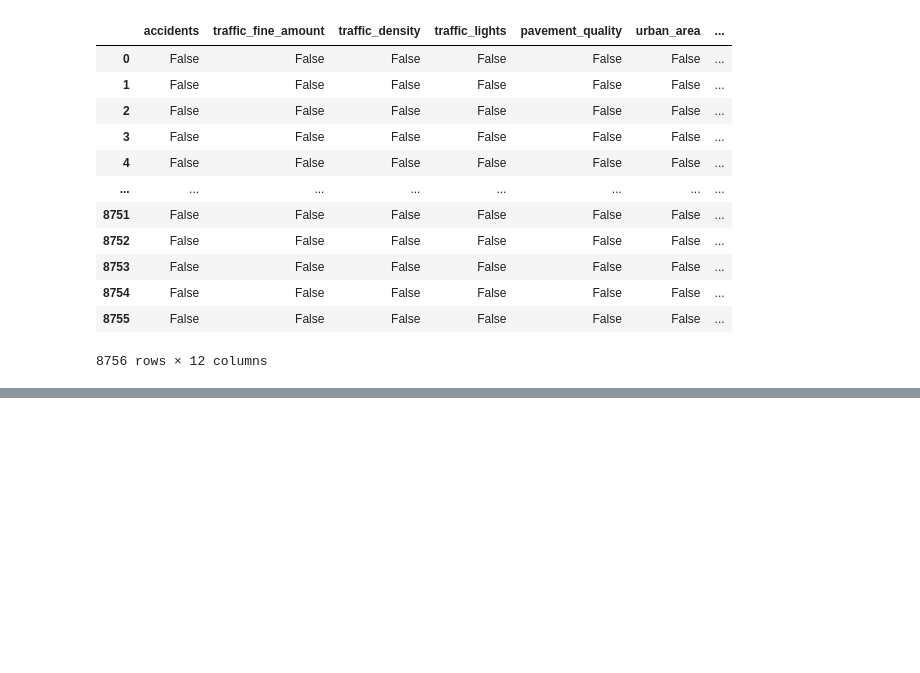
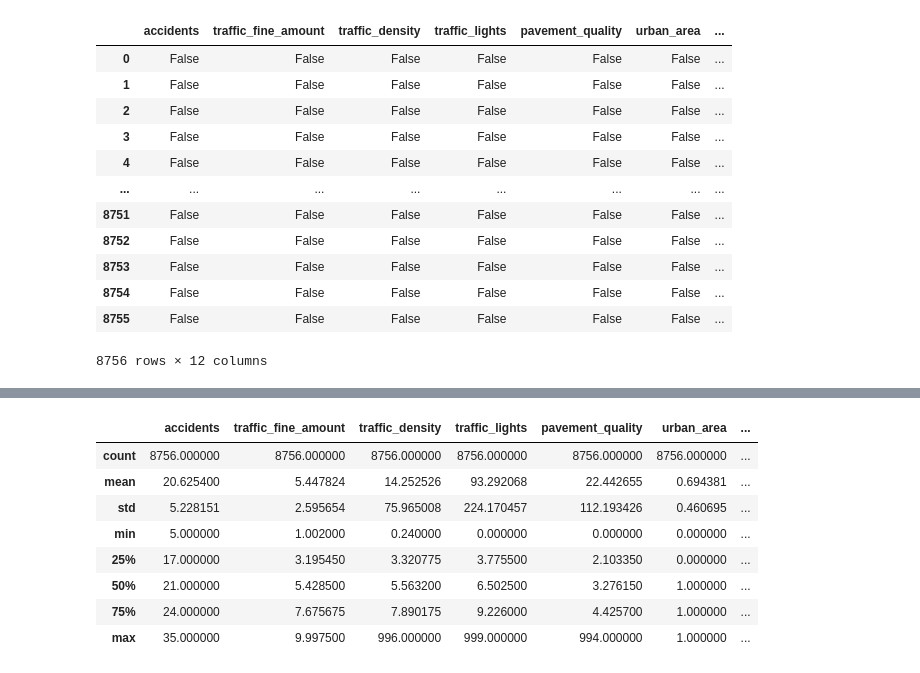
Before and after one commit to BarlaAkshithareddy/practice_plots_corepython, a Jupyter notebook: 24-01-25_practice_set1.ipynb, the cells around one changed output, grey strips where cells are left out. Cells and saved outputs as stored; diff of their text form; code cells hidden in the pictures; blank space fills up the shorter version.

```diff
--- a/24-01-25_practice_set1.ipynb
+++ b/24-01-25_practice_set1.ipynb
@@ -81,0 +130,12 @@ hd.isnull()
+# %%
+hd.describe()
+# %% [output]
+|  | accidents | traffic_fine_amount | traffic_density | traffic_lights | pavement_quality | urban_area | ... |
+| count | 8756.000000 | 8756.000000 | 8756.000000 | 8756.000000 | 8756.000000 | 8756.000000 | ... |
+| mean | 20.625400 | 5.447824 | 14.252526 | 93.292068 | 22.442655 | 0.694381 | ... |
+| std | 5.228151 | 2.595654 | 75.965008 | 224.170457 | 112.193426 | 0.460695 | ... |
+| min | 5.000000 | 1.002000 | 0.240000 | 0.000000 | 0.000000 | 0.000000 | ... |
+| 25% | 17.000000 | 3.195450 | 3.320775 | 3.775500 | 2.103350 | 0.000000 | ... |
+| 50% | 21.000000 | 5.428500 | 5.563200 | 6.502500 | 3.276150 | 1.000000 | ... |
+| 75% | 24.000000 | 7.675675 | 7.890175 | 9.226000 | 4.425700 | 1.000000 | ... |
+| max | 35.000000 | 9.997500 | 996.000000 | 999.000000 | 994.000000 | 1.000000 | ... |
```
Also changed, not shown: parts of 17 cells of this notebook.
